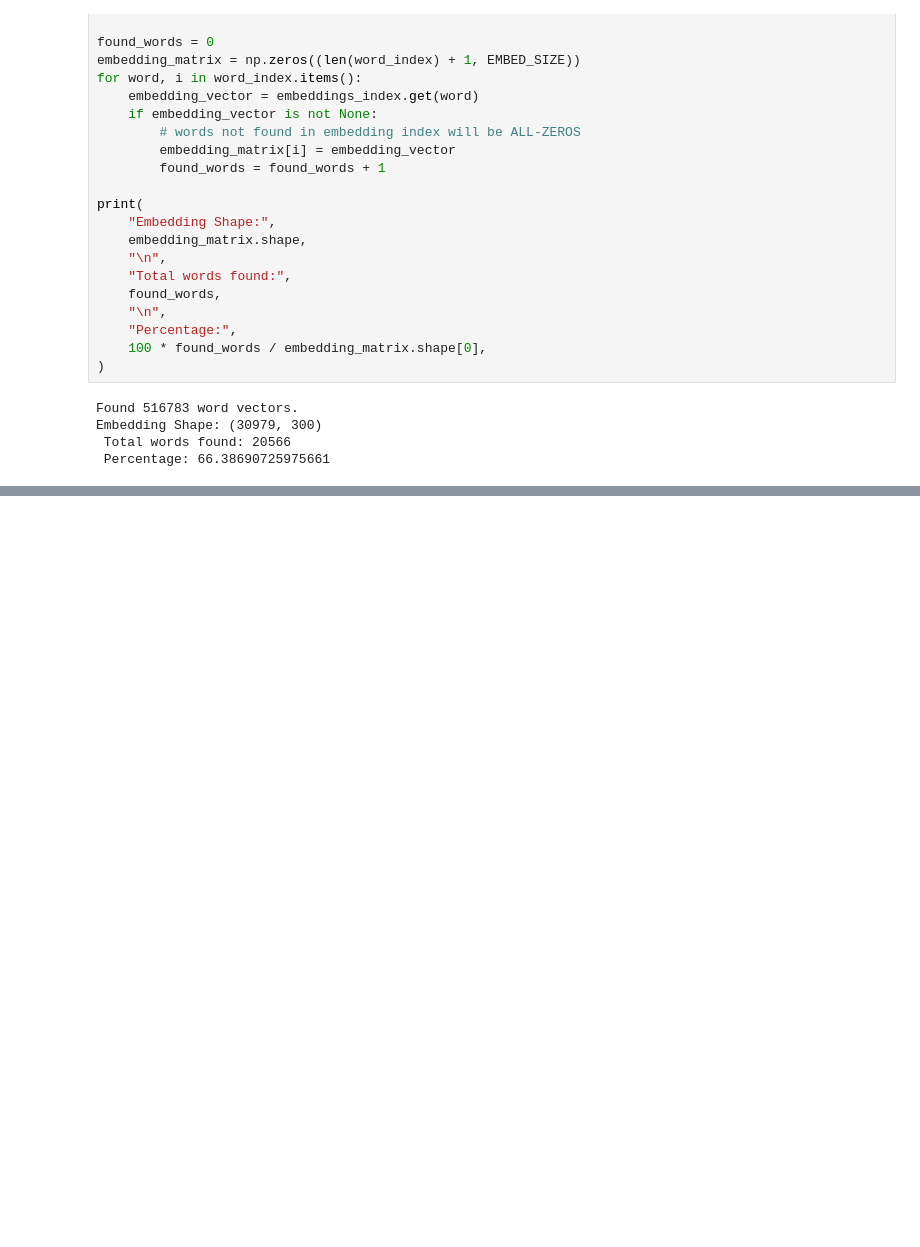
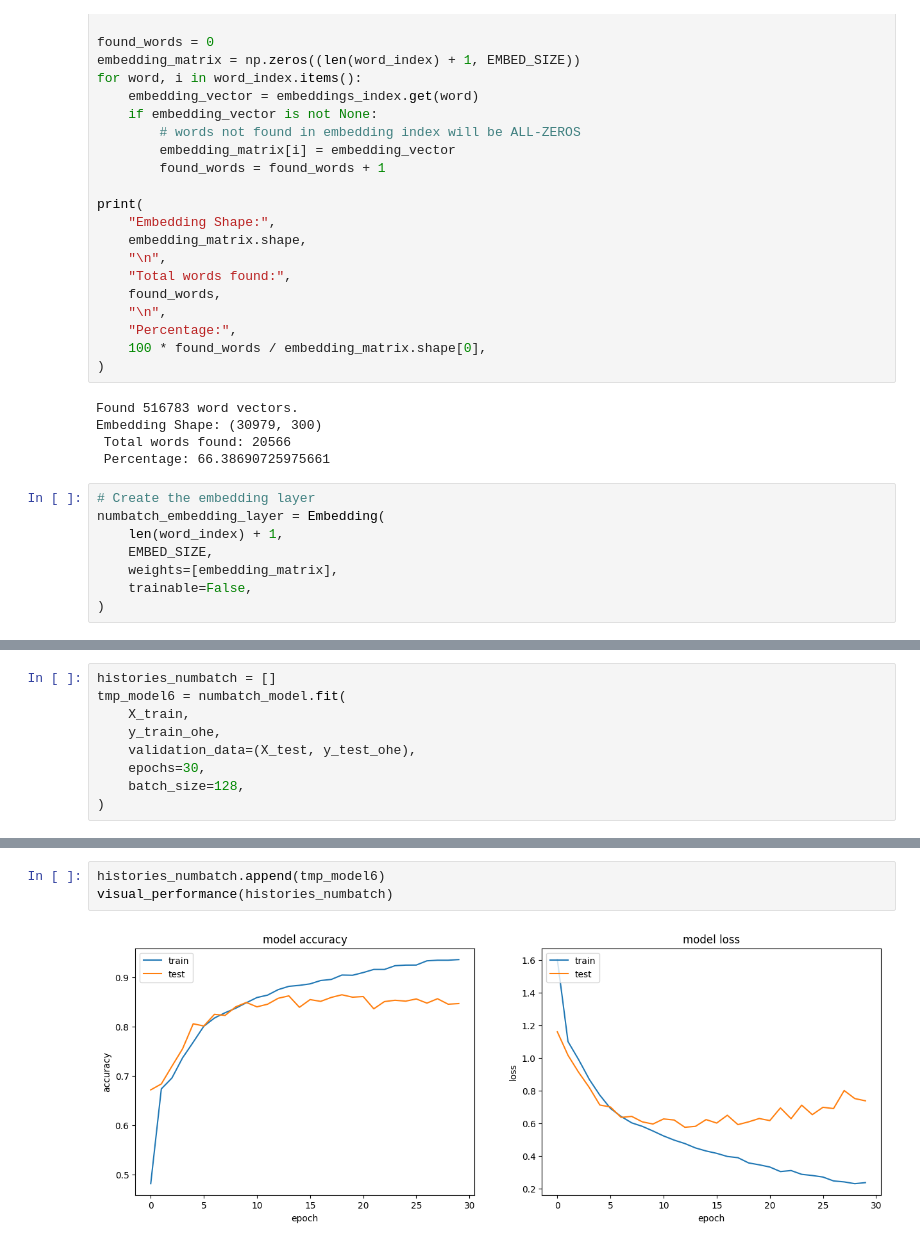
Before and after one commit to colew658/sequential_txt_clf, a Jupyter notebook: txt_clf.ipynb, the cells around one changed output, grey strips where cells are left out. Cells and saved outputs as stored; diff of their text form; blank space fills up the shorter version.

```diff
--- a/txt_clf.ipynb
+++ b/txt_clf.ipynb
@@ -914,3 +916,11 @@ Found 516783 word vectors.
 Embedding Shape: (30979, 300)
  Total words found: 20566
  Percentage: 66.38690725975661
+# %%
+# Create the embedding layer
+numbatch_embedding_layer = Embedding(
+    len(word_index) + 1,
+    EMBED_SIZE,
+    weights=[embedding_matrix],
+    trainable=False,
+)
@@ -916,0 +1004,9 @@ Embedding Shape: (30979, 300)
+# %%
+histories_numbatch = []
+tmp_model6 = numbatch_model.fit(
+    X_train,
+    y_train_ohe,
+    validation_data=(X_test, y_test_ohe),
+    epochs=30,
+    batch_size=128,
+)
@@ -916,0 +1032,5 @@ Embedding Shape: (30979, 300)
+# %%
+histories_numbatch.append(tmp_model6)
+visual_performance(histories_numbatch)
+# %% [output]
+[figure, added]
```
Also changed, not shown: parts of 6 cells of this notebook, 2 other files.
